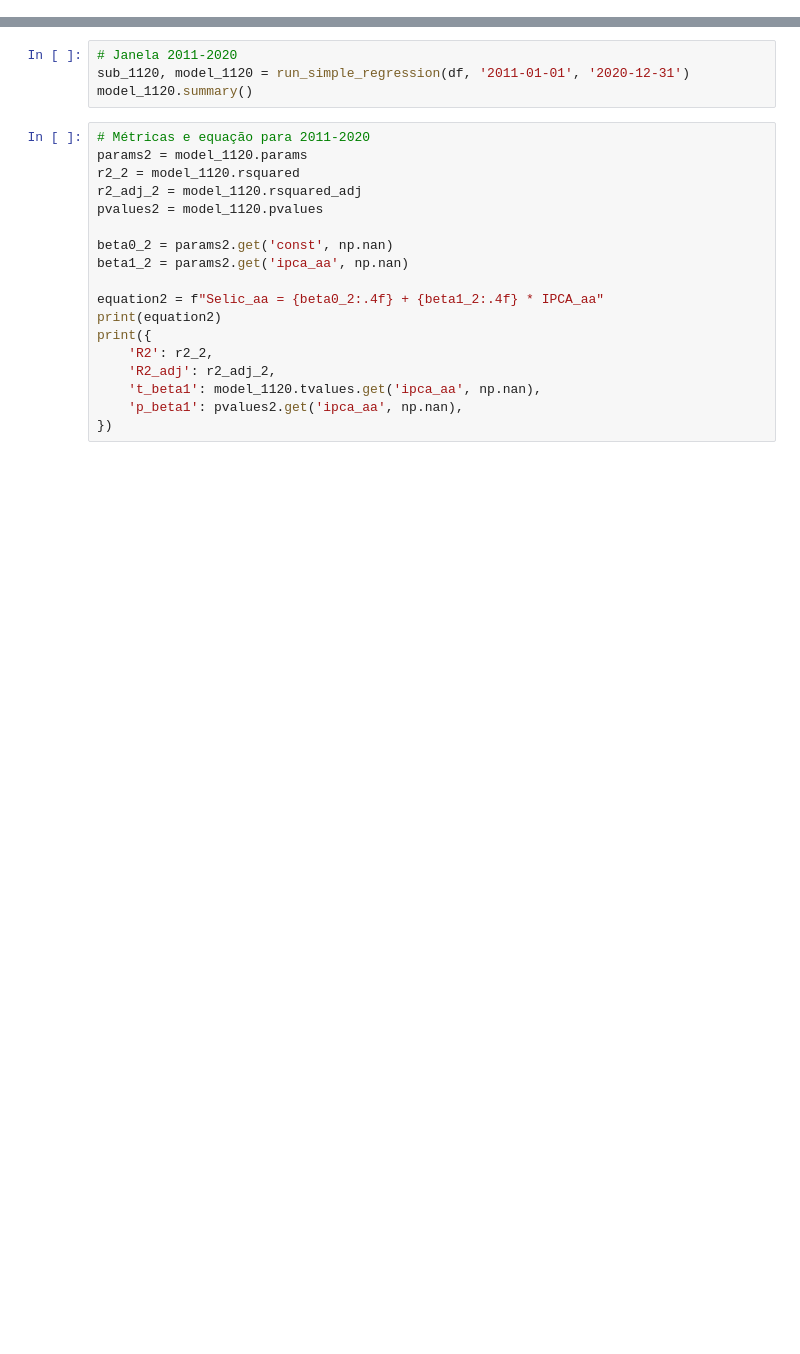
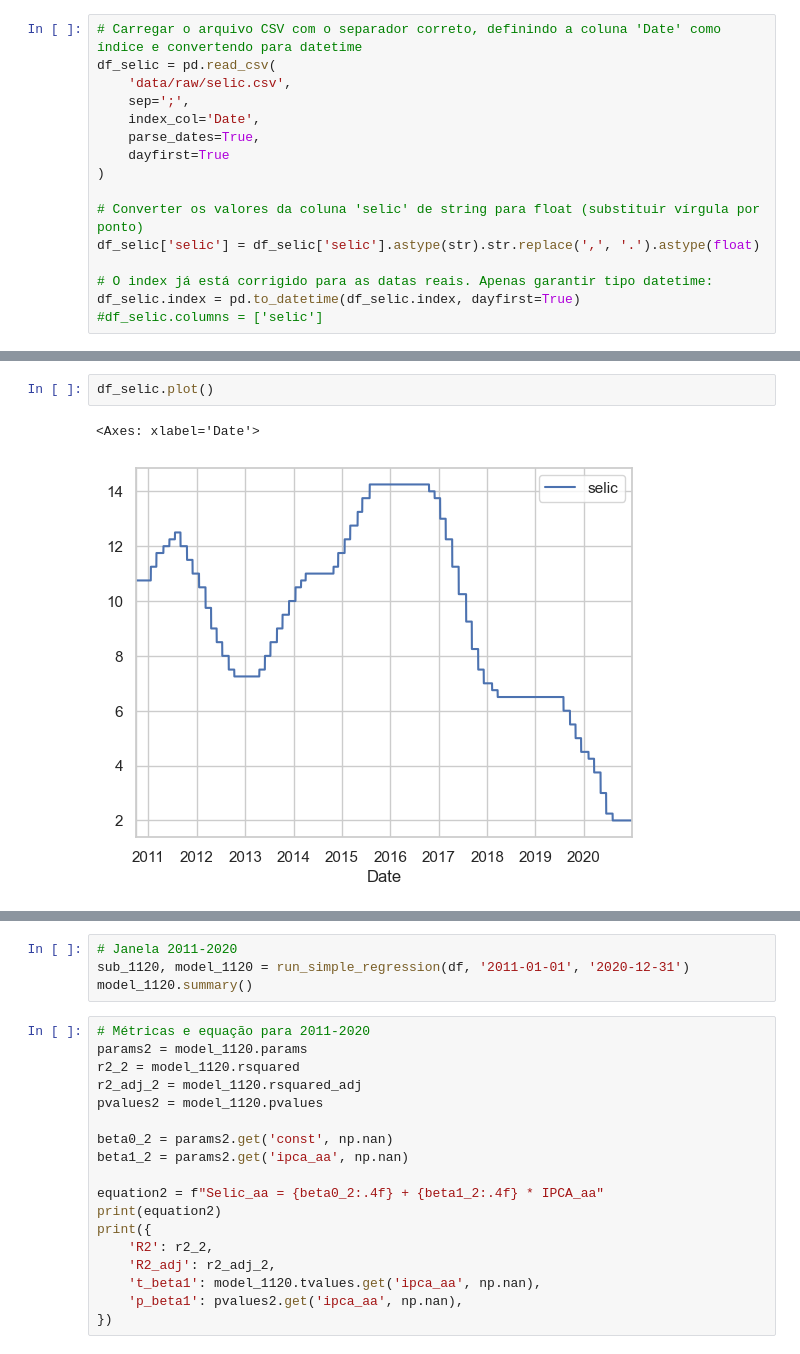
Before and after one commit to MarcosSouza257/projeto-mini-comite-politica-monetaria-etapa3, a Jupyter notebook: notebooks/etapa3_parte2.ipynb, the cells around one changed output, grey strips where cells are left out. Drawn from its saved outputs; the diff is of its cells as text; blank space fills up the shorter version.

```diff
--- a/notebooks/etapa3_parte2.ipynb
+++ b/notebooks/etapa3_parte2.ipynb
@@ -149,0 +88,16 @@ plt.show()
+# %%
+# Carregar o arquivo CSV com o separador correto, definindo a coluna 'Date' como índice e convertendo para datetime
+df_selic = pd.read_csv(
+    'data/raw/selic.csv',
+    sep=';',
+    index_col='Date',
+    parse_dates=True,
+    dayfirst=True
+)
+
+# Converter os valores da coluna 'selic' de string para float (substituir vírgula por ponto)
+df_selic['selic'] = df_selic['selic'].astype(str).str.replace(',', '.').astype(float)
+
+# O index já está corrigido para as datas reais. Apenas garantir tipo datetime:
+df_selic.index = pd.to_datetime(df_selic.index, dayfirst=True)
+#df_selic.columns = ['selic']
@@ -149,0 +114,5 @@ plt.show()
+# %%
+df_selic.plot()
+# %% [output]
+<Axes: xlabel='Date'>
+[figure, added]
```
Also changed, not shown: parts of 34 cells of this notebook, 4 other files.
